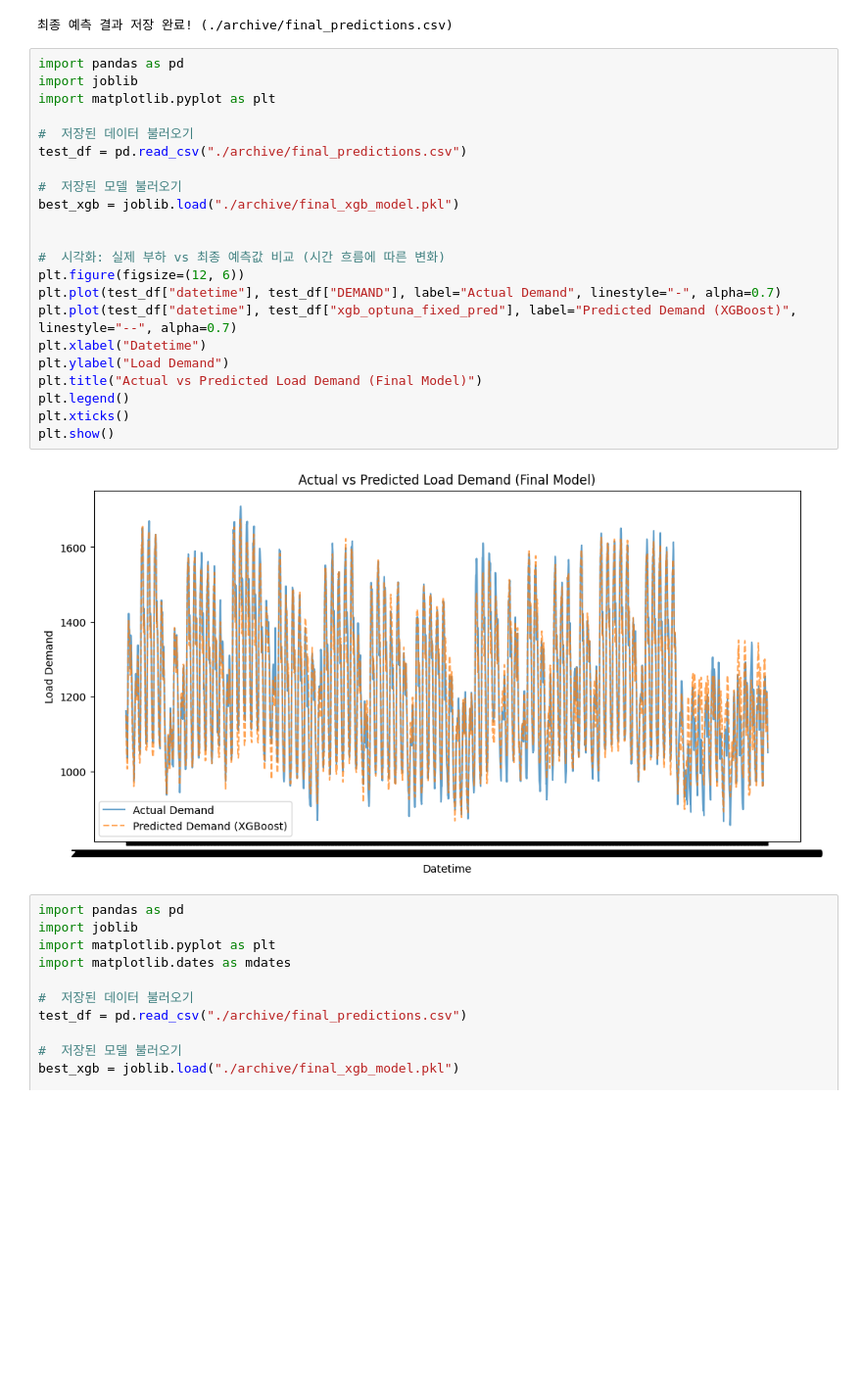
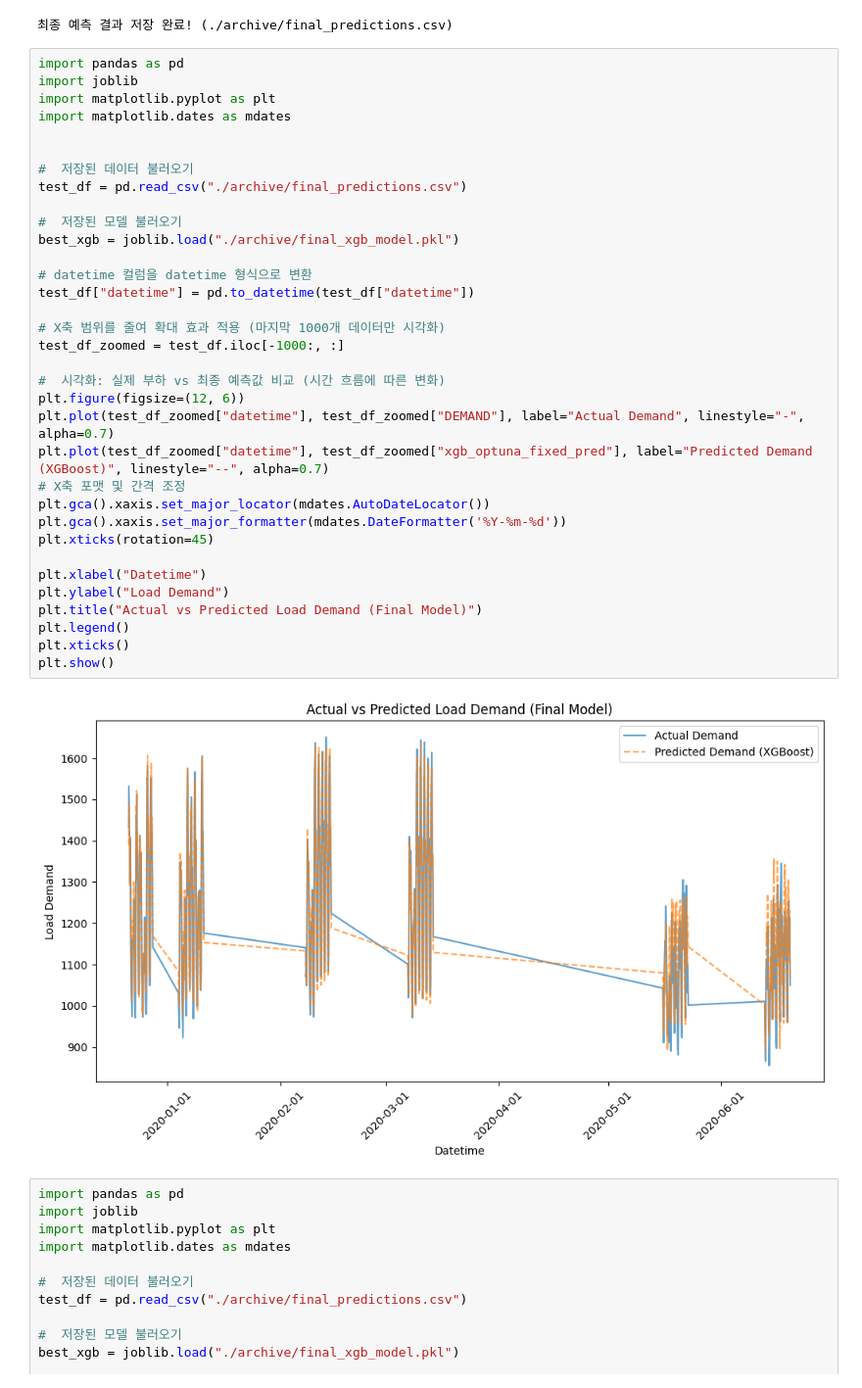
Before and after one commit to jeonjunhyeokk/LoadForeCasting_ML, a Jupyter notebook: LFC_v2.ipynb, the cells around one changed output. Shown at 98% size. Cells and saved outputs as stored; diff of their text form; blank space fills up the shorter version.

```diff
--- a/LFC_v2.ipynb
+++ b/LFC_v2.ipynb
@@ -518,27 +518,39 @@ print("최종 예측 결과 저장 완료! (./archive/final_predictions.csv)")
 # %%
 import pandas as pd
 import joblib
 import matplotlib.pyplot as plt
+import matplotlib.dates as mdates
+
 
 #  저장된 데이터 불러오기
 test_df = pd.read_csv("./archive/final_predictions.csv")
 
 #  저장된 모델 불러오기
 best_xgb = joblib.load("./archive/final_xgb_model.pkl")
 
+# datetime 컬럼을 datetime 형식으로 변환
+test_df["datetime"] = pd.to_datetime(test_df["datetime"])
+
+# X축 범위를 줄여 확대 효과 적용 (마지막 1000개 데이터만 시각화)
+test_df_zoomed = test_df.iloc[-1000:, :]
 
 #  시각화: 실제 부하 vs 최종 예측값 비교 (시간 흐름에 따른 변화)
 plt.figure(figsize=(12, 6))
-plt.plot(test_df["datetime"], test_df["DEMAND"], label="Actual Demand", linestyle="-", alpha=0.7)
-plt.plot(test_df["datetime"], test_df["xgb_optuna_fixed_pred"], label="Predicted Demand (XGBoost)", linestyle="--", alpha=0.7)
+plt.plot(test_df_zoomed["datetime"], test_df_zoomed["DEMAND"], label="Actual Demand", linestyle="-", alpha=0.7)
+plt.plot(test_df_zoomed["datetime"], test_df_zoomed["xgb_optuna_fixed_pred"], label="Predicted Demand (XGBoost)", linestyle="--", alpha=0.7)
+# X축 포맷 및 간격 조정
+plt.gca().xaxis.set_major_locator(mdates.AutoDateLocator())
+plt.gca().xaxis.set_major_formatter(mdates.DateFormatter('%Y-%m-%d'))
+plt.xticks(rotation=45)
+
 plt.xlabel("Datetime")
 plt.ylabel("Load Demand")
 plt.title("Actual vs Predicted Load Demand (Final Model)")
 plt.legend()
 plt.xticks()
 plt.show()
 # %% [output]
-[figure, old version]
+[figure, new version]
 # %%
 import pandas as pd
 import joblib
```
